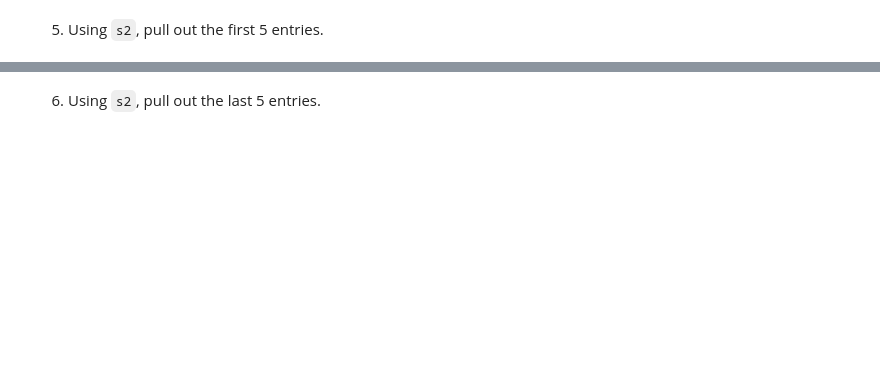
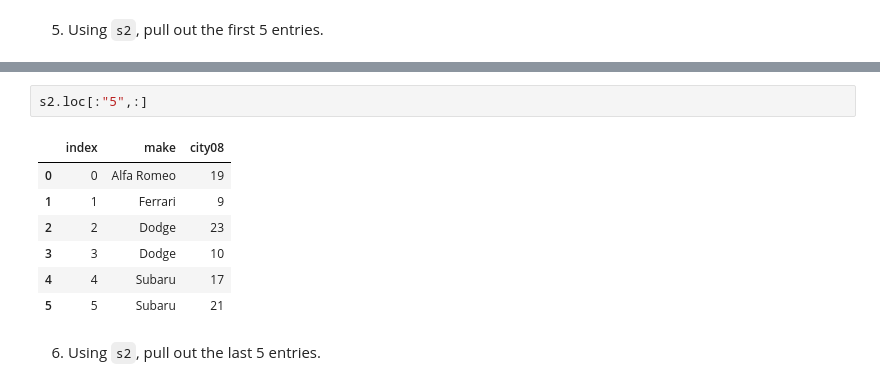
Before and after one commit to Alessine/bad_pandas, a Jupyter notebook: notebooks/220206_notes_and_exercises.ipynb, the cells around one changed output, grey strips where cells are left out. Drawn from its saved outputs; the diff is of its cells as text; blank space fills up the shorter version.

```diff
--- a/notebooks/220206_notes_and_exercises.ipynb
+++ b/notebooks/220206_notes_and_exercises.ipynb
@@ -1124,2 +1252,12 @@ With a dataset of your choice:
+# %%
+s2.loc[:"5",:]
+# %% [output]
+|  | index | make | city08 |
+| 0 | 0 | Alfa Romeo | 19 |
+| 1 | 1 | Ferrari | 9 |
+| 2 | 2 | Dodge | 23 |
+| 3 | 3 | Dodge | 10 |
+| 4 | 4 | Subaru | 17 |
+| 5 | 5 | Subaru | 21 |
 # %% [markdown]
 6) Using `s2`, pull out the last 5 entries.
```
Also changed, not shown: parts of 24 cells of this notebook.
